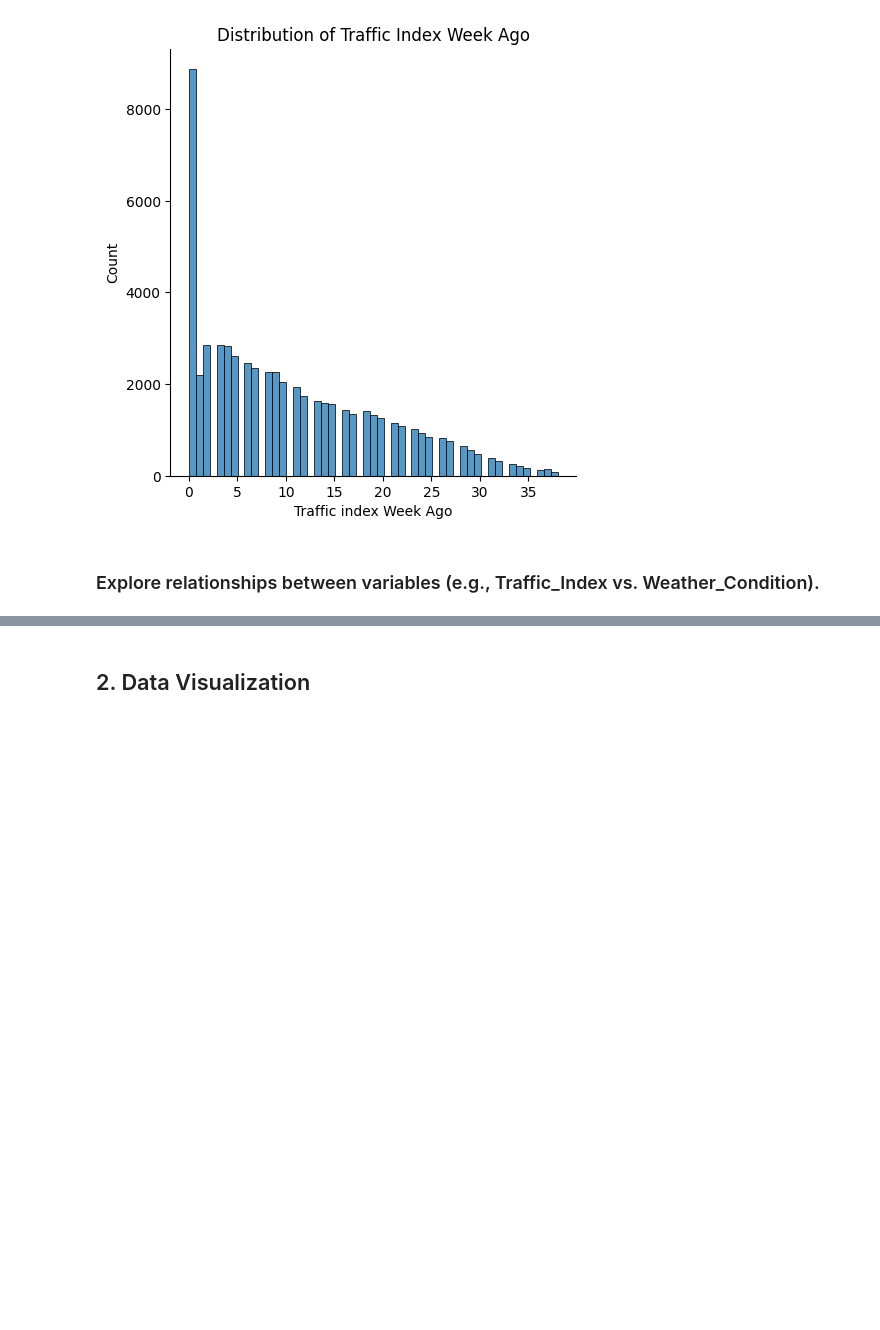
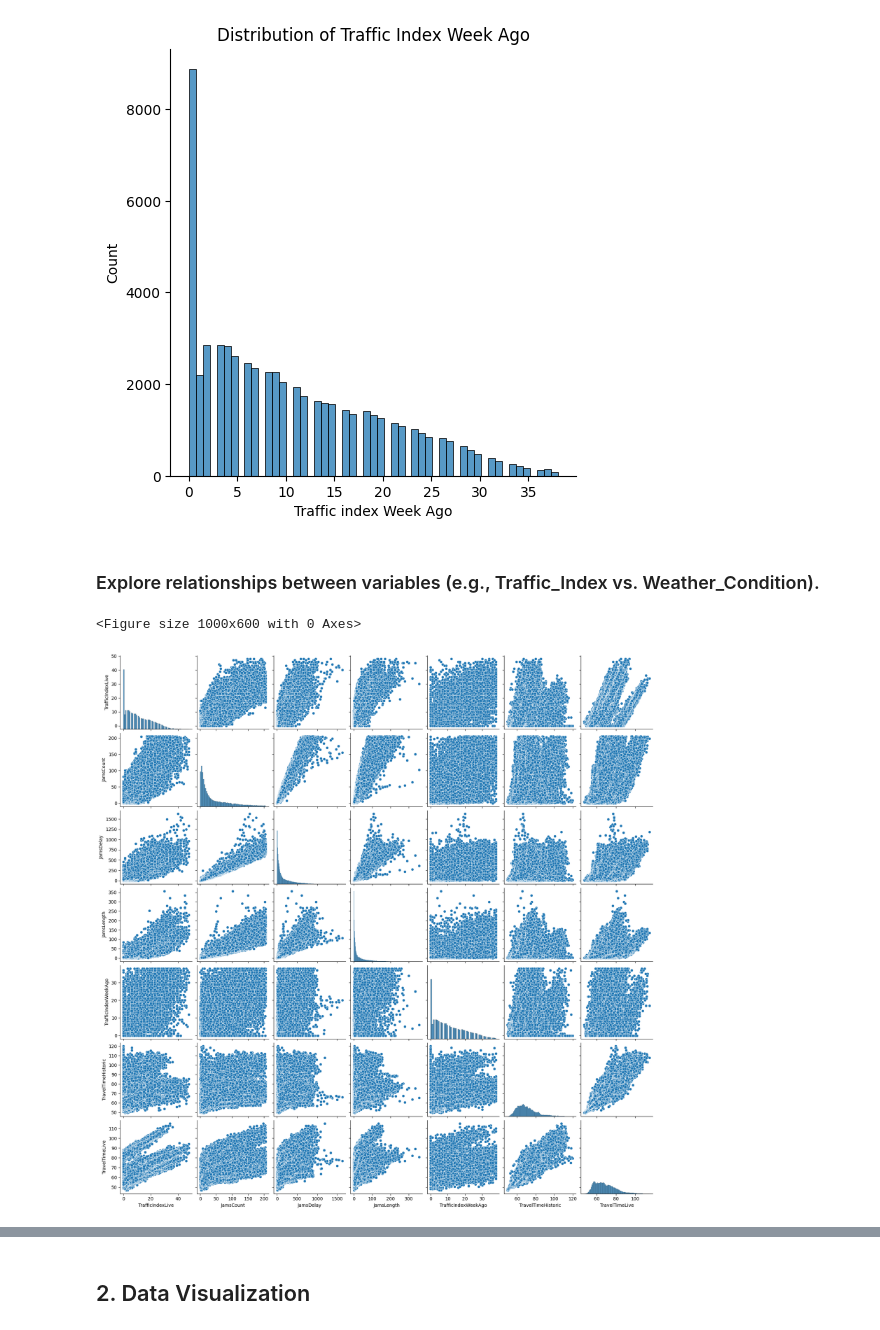
Before and after one commit to AzizAlbeshri/SdaiaBootcamp, a Jupyter notebook: Task2_Abdulaziz_Albeshri/Task (2) Week 1.ipynb, the cells around one changed output, grey strips where cells are left out. Cells and saved outputs as stored; diff of their text form; code cells hidden in the pictures; blank space fills up the shorter version.

```diff
--- a/Task2_Abdulaziz_Albeshri/Task (2) Week 1.ipynb
+++ b/Task2_Abdulaziz_Albeshri/Task (2) Week 1.ipynb
@@ -170 +168,8 @@ correlationMatrix
+# %%
+plt.figure(figsize=(10, 6))
+sns.pairplot(df)
+plt.show()
+# %% [output]
+<Figure size 1000x600 with 0 Axes>
+[figure, added]
 # %%
```
Also changed, not shown: parts of 6 cells of this notebook.
